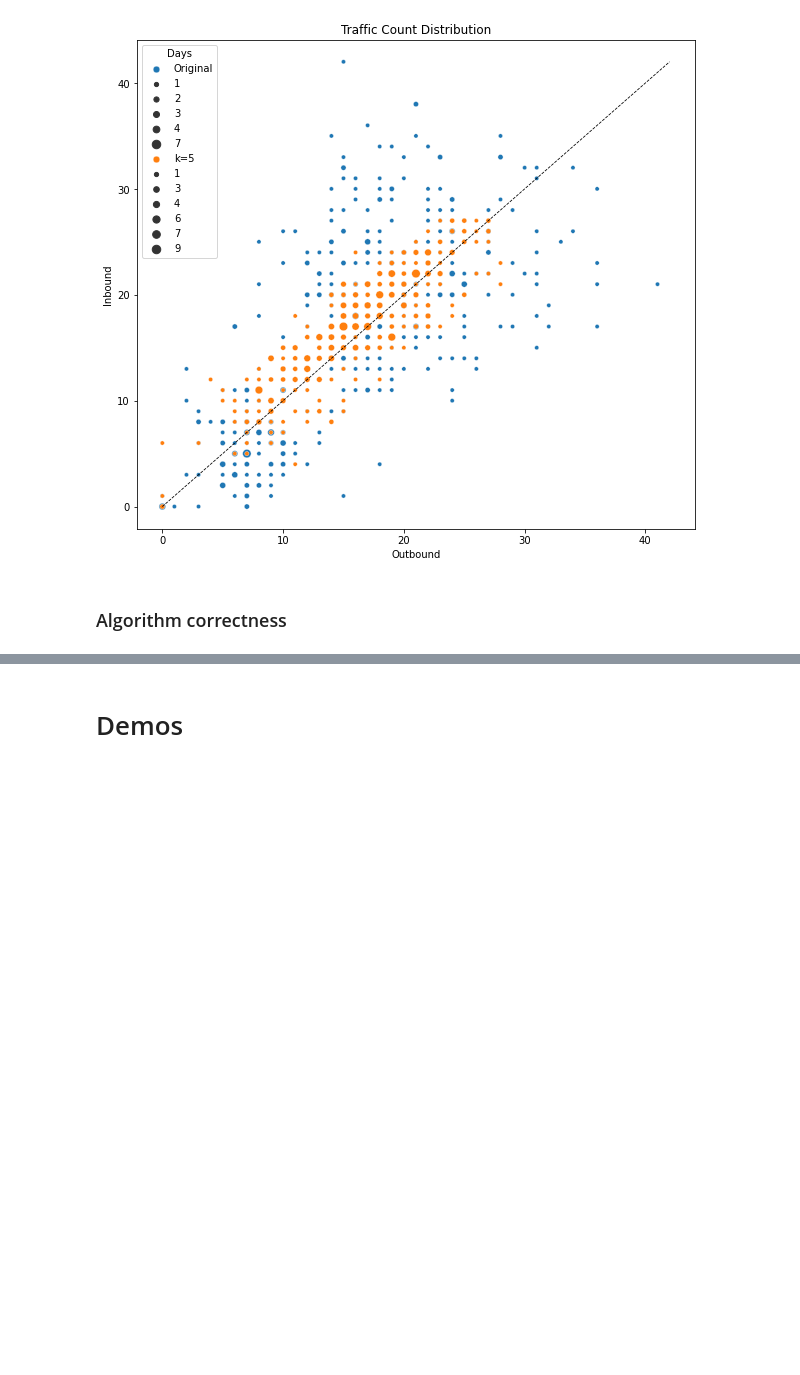
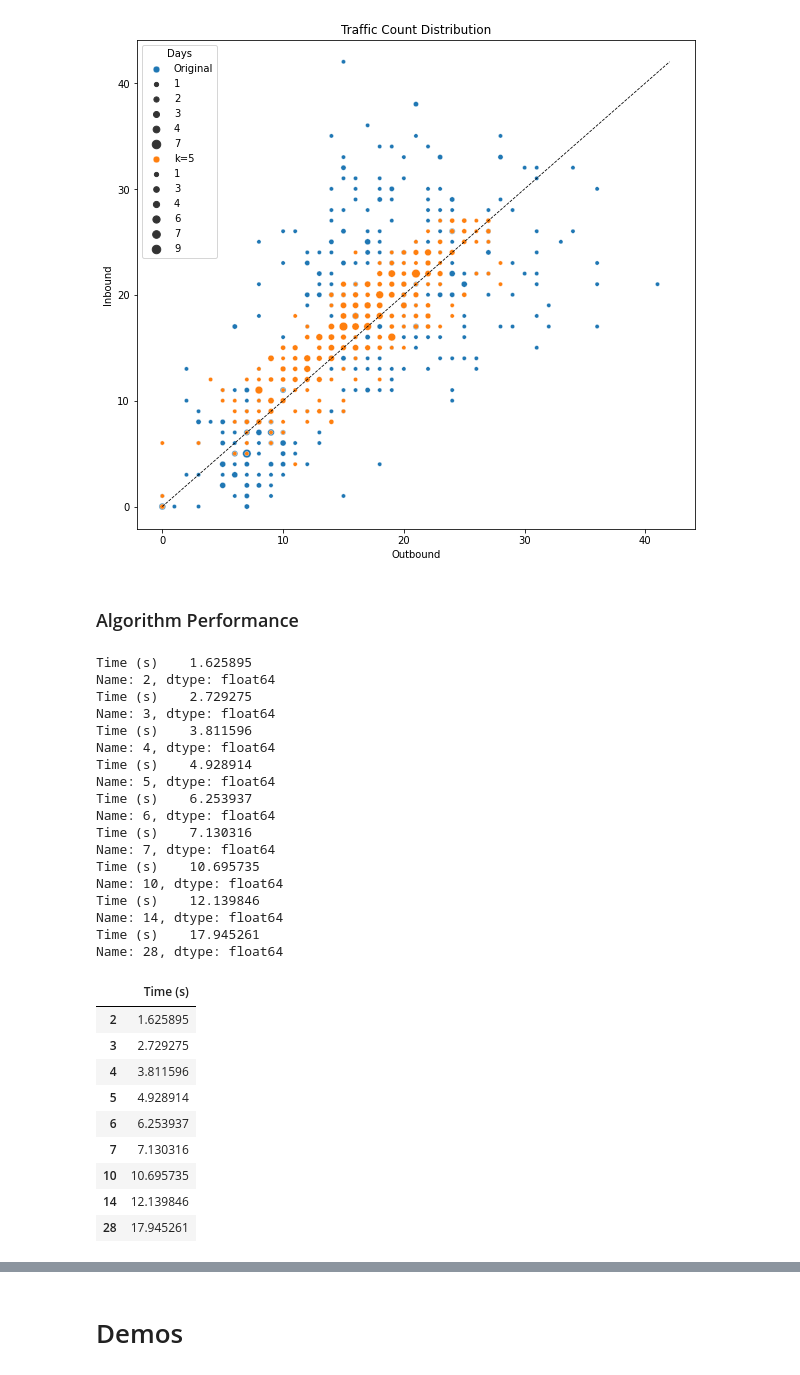
Before and after one commit to tranndt/ml-usra2021-NexusDataChallengeBison, a Jupyter notebook: [05-2021] Nexus Data Challenge/Algorithm.ipynb, the cells around one changed output, grey strips where cells are left out. Saved outputs shown, nothing was run; the diff lists cells and outputs as text; code cells hidden in the pictures; blank space fills up the shorter version.

Commit message:
Timed the algorithm

```diff
--- a/[05-2021] Nexus Data Challenge/Algorithm.ipynb
+++ b/[05-2021] Nexus Data Challenge/Algorithm.ipynb
@@ -1295,4 +1293,51 @@ sns.scatterplot(data=df2, x="Outbound", y="Inbound", size="Days",label="k=5")
 <AxesSubplot:title={'center':'Traffic Count Distribution'}, xlabel='Outbound', ylabel='Inbound'>
 [figure]
 # %% [markdown]
-### Algorithm correctness
+### Algorithm Performance
+# %%
+start_date = pd.Timestamp(2020,1,1,0)
+end_date = pd.Timestamp(2020,1,31,0)
+df = get_df_span(DF_CLEAN,start_date,end_date)
+df_time = pd.DataFrame(index=[2,3,4,5,6,7,10,14,28])
+
+for k in df_time.index:
+    #    <<---- Begin timer ---->>
+    start_time = time.time()
+    #    <<--- Begin execution ->>
+    df1 = local_k_average(df,k,verbose=False)
+    #    <<--- End execution --->>
+    end_time = time.time()
+    df_time.loc[k,"Time (s)"] = end_time-start_time
+    print(df_time.loc[k])
+    #    <<----- End timer ----->>
+
+df_time
+# %% [output]
+Time (s)    1.625895
+Name: 2, dtype: float64
+Time (s)    2.729275
+Name: 3, dtype: float64
+Time (s)    3.811596
+Name: 4, dtype: float64
+Time (s)    4.928914
+Name: 5, dtype: float64
+Time (s)    6.253937
+Name: 6, dtype: float64
+Time (s)    7.130316
+Name: 7, dtype: float64
+Time (s)    10.695735
+Name: 10, dtype: float64
+Time (s)    12.139846
+Name: 14, dtype: float64
+Time (s)    17.945261
+Name: 28, dtype: float64
+|  | Time (s) |
+| 2 | 1.625895 |
+| 3 | 2.729275 |
+| 4 | 3.811596 |
+| 5 | 4.928914 |
+| 6 | 6.253937 |
+| 7 | 7.130316 |
+| 10 | 10.695735 |
+| 14 | 12.139846 |
+| 28 | 17.945261 |
```
Also changed, not shown: parts of 6 cells of this notebook, 14 other files.
